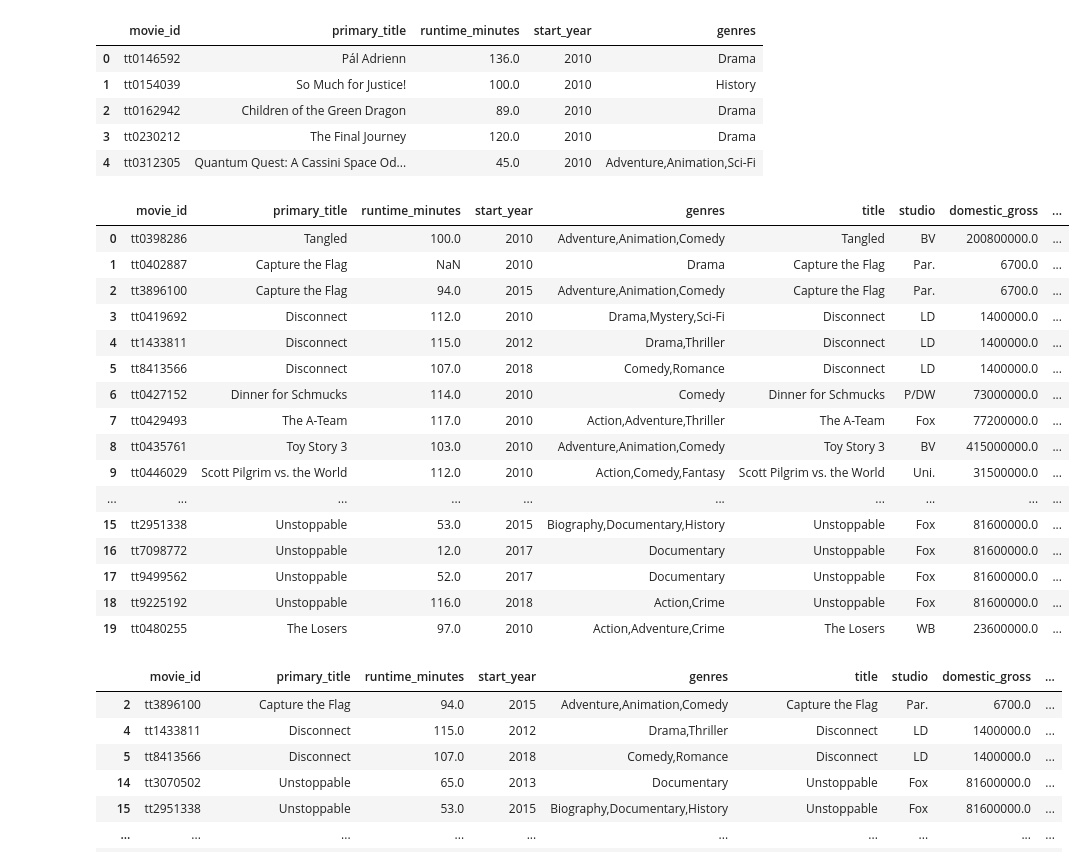
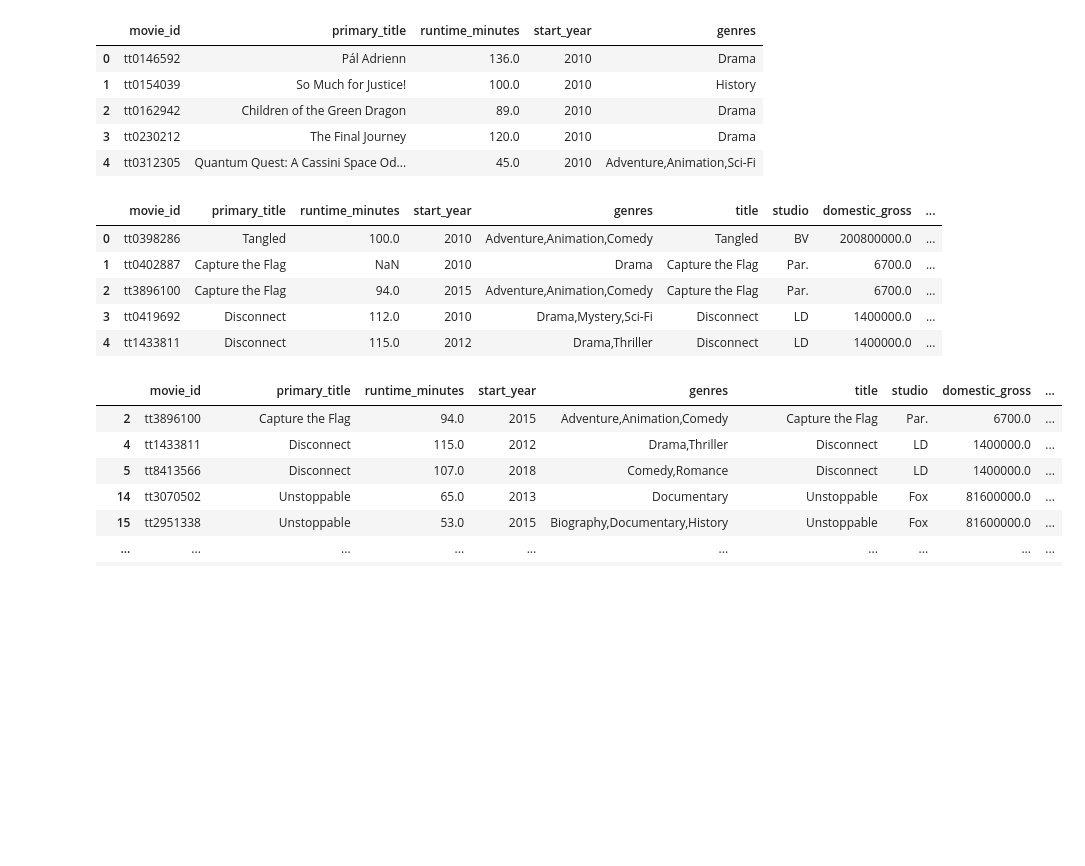
Before and after one commit to jsharing/Microsoft-Studio-Recommendations, a Jupyter notebook: student.ipynb, the cells around one changed output. Cells and saved outputs as stored; diff of their text form; code cells hidden in the pictures; blank space fills up the shorter version.

Commit message:
final working_studio_df before plots

```diff
--- a/student.ipynb
+++ b/student.ipynb
@@ -327,25 +340,14 @@ imdb_df.head()
 # %%
 studio_df = imdb_df.merge(gross_df, left_on='primary_title', right_on='title', how='inner')
 # %%
-studio_df.head(20)
+studio_df.head()
 # %% [output]
 |  | movie_id | primary_title | runtime_minutes | start_year | genres | title | studio | domestic_gross | ... |
 | 0 | tt0398286 | Tangled | 100.0 | 2010 | Adventure,Animation,Comedy | Tangled | BV | 200800000.0 | ... |
 | 1 | tt0402887 | Capture the Flag | NaN | 2010 | Drama | Capture the Flag | Par. | 6700.0 | ... |
 | 2 | tt3896100 | Capture the Flag | 94.0 | 2015 | Adventure,Animation,Comedy | Capture the Flag | Par. | 6700.0 | ... |
 | 3 | tt0419692 | Disconnect | 112.0 | 2010 | Drama,Mystery,Sci-Fi | Disconnect | LD | 1400000.0 | ... |
 | 4 | tt1433811 | Disconnect | 115.0 | 2012 | Drama,Thriller | Disconnect | LD | 1400000.0 | ... |
-| 5 | tt8413566 | Disconnect | 107.0 | 2018 | Comedy,Romance | Disconnect | LD | 1400000.0 | ... |
-| 6 | tt0427152 | Dinner for Schmucks | 114.0 | 2010 | Comedy | Dinner for Schmucks | P/DW | 73000000.0 | ... |
-| 7 | tt0429493 | The A-Team | 117.0 | 2010 | Action,Adventure,Thriller | The A-Team | Fox | 77200000.0 | ... |
-| 8 | tt0435761 | Toy Story 3 | 103.0 | 2010 | Adventure,Animation,Comedy | Toy Story 3 | BV | 415000000.0 | ... |
-| 9 | tt0446029 | Scott Pilgrim vs. the World | 112.0 | 2010 | Action,Comedy,Fantasy | Scott Pilgrim vs. the World | Uni. | 31500000.0 | ... |
-| ... | ... | ... | ... | ... | ... | ... | ... | ... | ... |
-| 15 | tt2951338 | Unstoppable | 53.0 | 2015 | Biography,Documentary,History | Unstoppable | Fox | 81600000.0 | ... |
-| 16 | tt7098772 | Unstoppable | 12.0 | 2017 | Documentary | Unstoppable | Fox | 81600000.0 | ... |
-| 17 | tt9499562 | Unstoppable | 52.0 | 2017 | Documentary | Unstoppable | Fox | 81600000.0 | ... |
-| 18 | tt9225192 | Unstoppable | 116.0 | 2018 | Action,Crime | Unstoppable | Fox | 81600000.0 | ... |
-| 19 | tt0480255 | The Losers | 97.0 | 2010 | Action,Adventure,Crime | The Losers | WB | 23600000.0 | ... |
 # %%
 studio_df[studio_df.duplicated(subset=['title','domestic_gross','total_gross'])]
 # %% [output]
```
Also changed, not shown: parts of 24 cells of this notebook.
